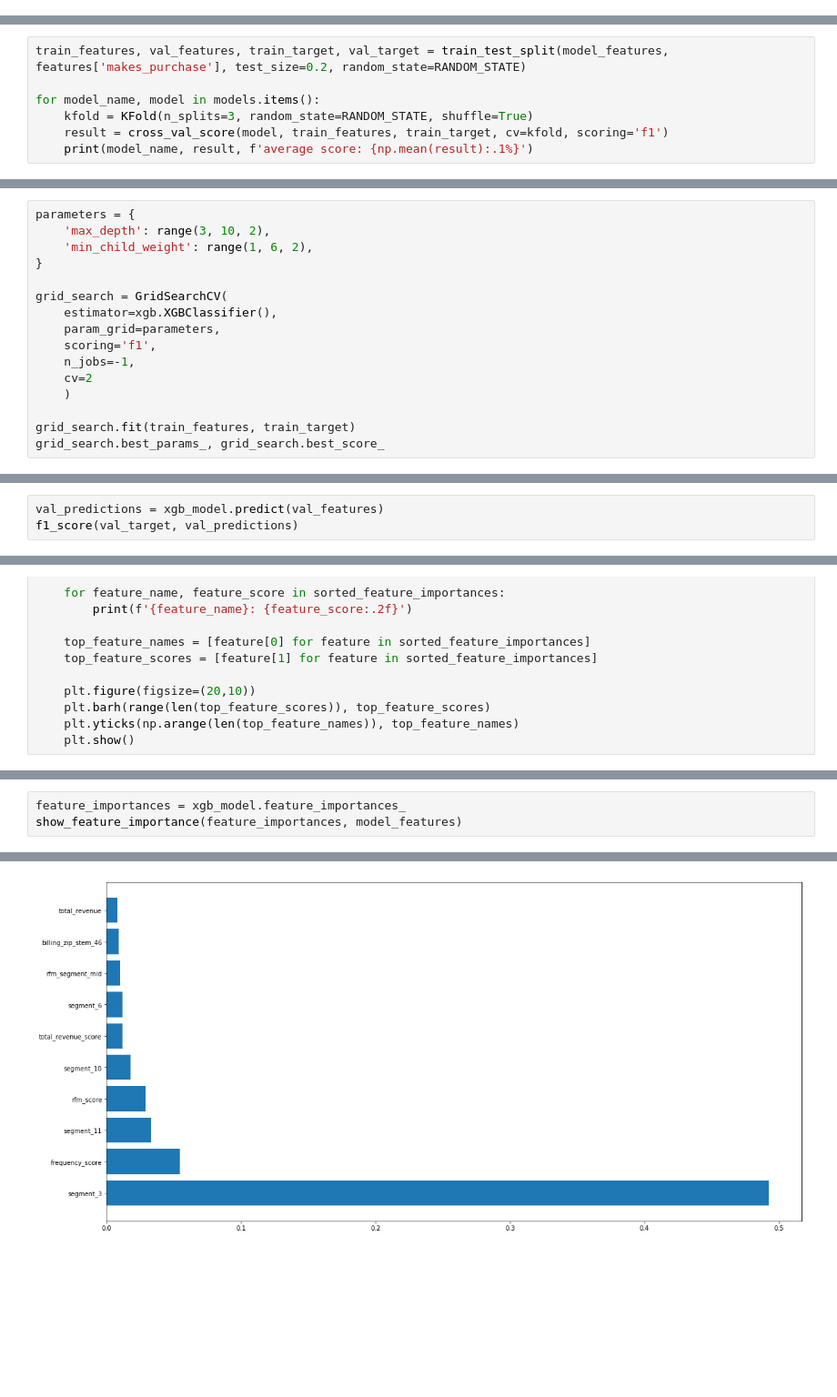
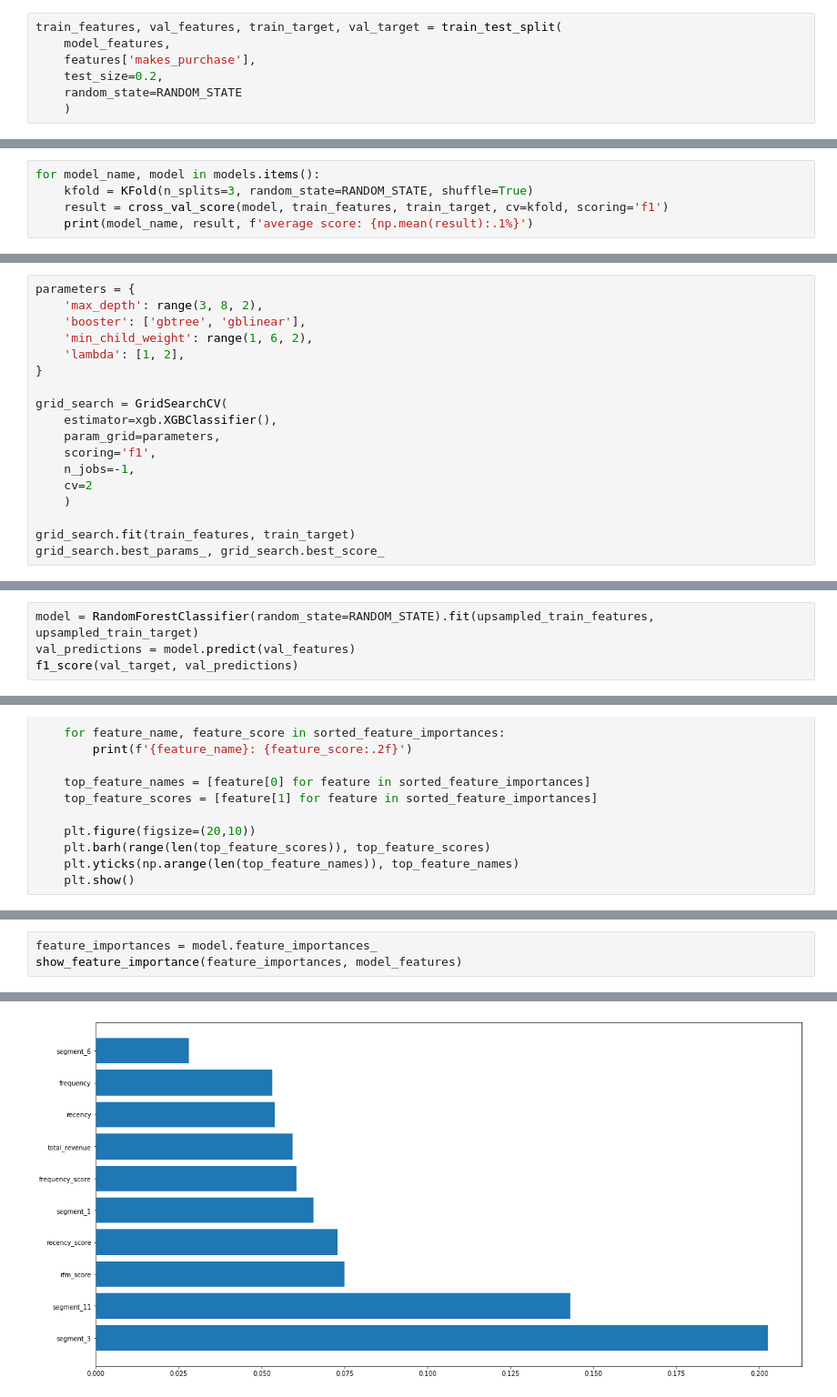
Before and after one commit to TomaszKaleczyc/customer_order_prediction, a Jupyter notebook: src/03_MODELING.ipynb, the cells around one changed output, grey strips where cells are left out. Shown: that part at 91% size. Drawn from its saved outputs; the diff is of its cells as text; blank space fills up the shorter version.

```diff
--- a/src/03_MODELING.ipynb
+++ b/src/03_MODELING.ipynb
@@ -103,2 +112,9 @@ Index(['recency_score', 'frequency_score', 'total_revenue_score', 'rfm_score',
+# %%
+train_features, val_features, train_target, val_target = train_test_split(
+    model_features,
+    features['makes_purchase'],
+    test_size=0.2,
+    random_state=RANDOM_STATE
+    )
 # %% [markdown]
 ## Model training
@@ -115,6 +135,4 @@ models = {
 # %%
-train_features, val_features, train_target, val_target = train_test_split(model_features, features['makes_purchase'], test_size=0.2, random_state=RANDOM_STATE)
-
 for model_name, model in models.items():
     kfold = KFold(n_splits=3, random_state=RANDOM_STATE, shuffle=True)
     result = cross_val_score(model, train_features, train_target, cv=kfold, scoring='f1')
@@ -133,7 +153,9 @@ xgb [0.31428571 0.43181818 0.26470588] average score: 33.7%
 # %%
 parameters = {
-    'max_depth': range(3, 10, 2),
+    'max_depth': range(3, 8, 2),
+    'booster': ['gbtree', 'gblinear'],
     'min_child_weight': range(1, 6, 2),
+    'lambda': [1, 2],
 }
 
 grid_search = GridSearchCV(
@@ -221,4 +216,5 @@ xgb_model.score(val_features, val_target)
 # %%
-val_predictions = xgb_model.predict(val_features)
+model = RandomForestClassifier(random_state=RANDOM_STATE).fit(upsampled_train_features, upsampled_train_target)
+val_predictions = model.predict(val_features)
 f1_score(val_target, val_predictions)
 # %% [output]
@@ -259,4 +263,4 @@ Model:
 # %%
-feature_importances = xgb_model.feature_importances_
+feature_importances = model.feature_importances_
 show_feature_importance(feature_importances, model_features)
 # %% [output]
@@ -273 +277 @@ total_revenue: 0.01
-[figure, old version]
+[figure, new version]
```
Also changed, not shown: parts of 42 cells of this notebook, 3 other files.
